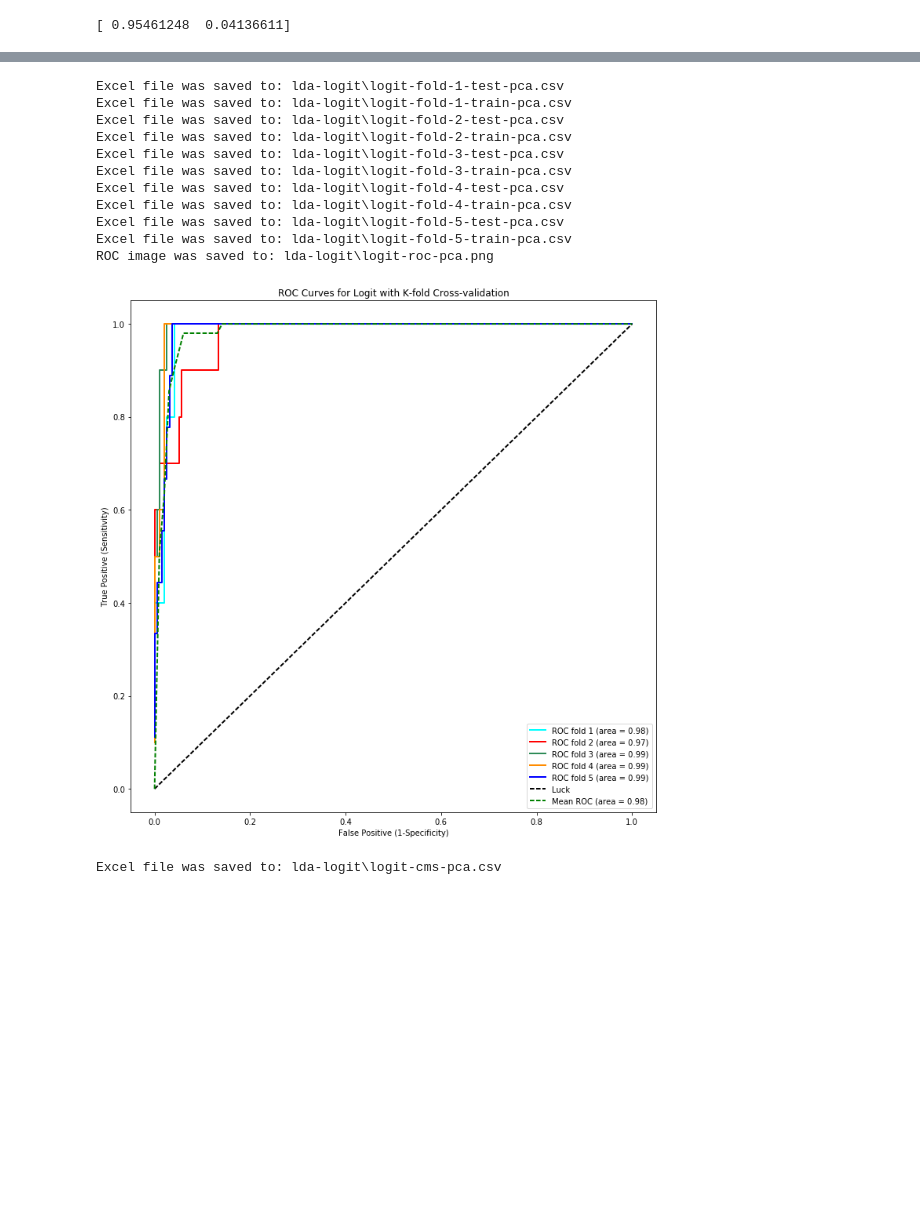
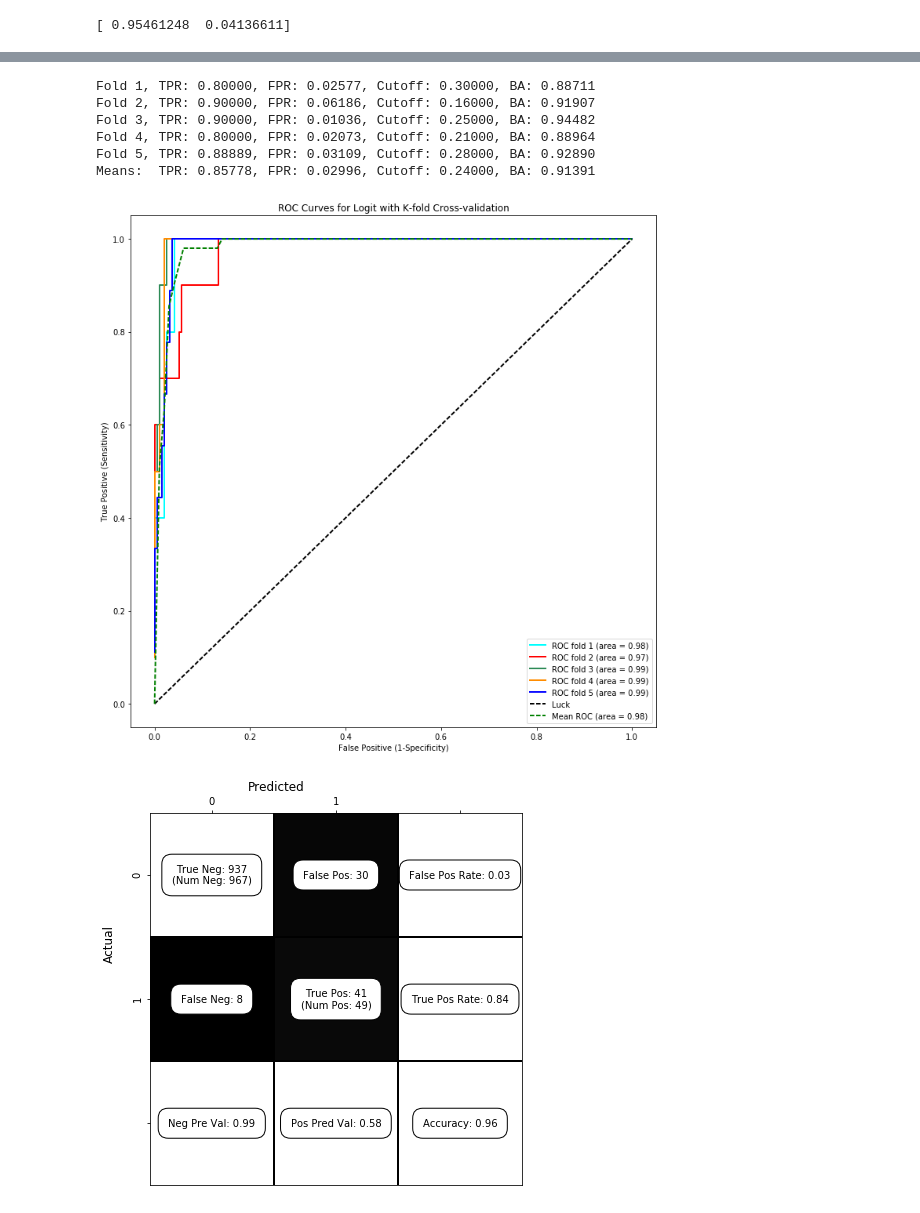
Before and after one commit to jbonfardeci/tamu-analytics, a Jupyter notebook: kfold-cv-lda-logreg-roc-py35.ipynb, the cells around one changed output, grey strips where cells are left out. Cells and saved outputs as stored; diff of their text form; code cells hidden in the pictures; blank space fills up the shorter version.

```diff
--- a/kfold-cv-lda-logreg-roc-py35.ipynb
+++ b/kfold-cv-lda-logreg-roc-py35.ipynb
@@ -594,6 +632,10 @@ roc_kfolds = []
 cm_folds = []
 logit_actual = []
 logit_prob = []
+best_mean_cutoff = 0.0
+best_mean_tpr = 0.0
+best_mean_fpr = 0.0
+best_mean_ba = 0.0
 
 # For each cross-validation batch, fit model 80:20 split, plot ROC, and get cutoff
 # TODO - add feature selection per CV
@@ -632,44 +674,53 @@ for (train, test) in cv.split(X, y):
         output_excel('logit-fold-%d-train' % (i+1),
                      logit.predict_proba(train_X), train_X, train_y, train_predicted, 'TrainSet%d' % (i+1))
     # /if...
 
     # get_cm_row(method, foldnum, cutoff, actual, prob)
     # append confusion matrix rows for output to Excel
     for cutoff in test_cutoffs:
         cm_folds.append( get_cm_row('Logit', i+1, cutoff, test_actual, prob) )
 
 
     logit_actual.extend(test_actual)
     logit_prob.extend(prob)
 
     roc_kfolds.append([tpr, fpr])
 
     #output_cutoffs(i, tpr, fpr, thresholds, prob)
 
+    best_tpr, best_fpr, best_cutoff, best_ba = get_best_cutoff(actual=test_actual, prob=prob)
+    print('Fold %d, TPR: %0.5f, FPR: %0.5f, Cutoff: %0.5f, BA: %0.5f' % (i+1, best_tpr, best_fpr, best_cutoff, best_ba))
+    best_mean_cutoff += best_cutoff
+    best_mean_tpr += best_tpr
+    best_mean_fpr += best_fpr
+    best_mean_ba += best_ba
+
     i += 1
 #/for (train, test)...
+
+best_mean_cutoff /= float(num_cv)
+
+print('Means:  TPR: %0.5f, FPR: %0.5f, Cutoff: %0.5f, BA: %0.5f'%(best_mean_tpr/float(num_cv),
+                                                    best_mean_fpr/float(num_cv),
+                                                    best_mean_cutoff,
+                                                    best_mean_ba/float(num_cv)))
 
 show_roc(roc_kfolds, mean_tpr, mean_fpr, 'ROC Curves for Logit with K-fold Cross-validation', 2, 'logit-roc')
 
 if output_data_to_excel:
     output_cms('logit-cms', cm_folds, 'Logit_Test_Folds') # output to excel
 
 #Determine the best cutoff points and output confusion matrix
-#best_tp = get_confusion_matrix(0.1, logit_actual, logit_prob)
+best_tp = get_confusion_matrix(best_mean_cutoff, logit_actual, logit_prob)
 #best_accuracy =  get_confusion_matrix(0.5, logit_actual, logit_prob)
-#show_confusion_matrix(best_tp, ['0','1'], (6,6), 12, 'logit-best-tp-cm')
+show_confusion_matrix(best_tp, ['0','1'], (6,6), 12, 'logit-best-tp-cm')
 #show_confusion_matrix(best_accuracy, ['0','1'], (6,6), 12, 'logit-best-accuracy-cm')
 # %% [output]
-Excel file was saved to: lda-logit\logit-fold-1-test-pca.csv
-Excel file was saved to: lda-logit\logit-fold-1-train-pca.csv
-Excel file was saved to: lda-logit\logit-fold-2-test-pca.csv
-Excel file was saved to: lda-logit\logit-fold-2-train-pca.csv
-Excel file was saved to: lda-logit\logit-fold-3-test-pca.csv
-Excel file was saved to: lda-logit\logit-fold-3-train-pca.csv
-Excel file was saved to: lda-logit\logit-fold-4-test-pca.csv
-Excel file was saved to: lda-logit\logit-fold-4-train-pca.csv
-Excel file was saved to: lda-logit\logit-fold-5-test-pca.csv
-Excel file was saved to: lda-logit\logit-fold-5-train-pca.csv
-ROC image was saved to: lda-logit\logit-roc-pca.png
+Fold 1, TPR: 0.80000, FPR: 0.02577, Cutoff: 0.30000, BA: 0.88711
+Fold 2, TPR: 0.90000, FPR: 0.06186, Cutoff: 0.16000, BA: 0.91907
+Fold 3, TPR: 0.90000, FPR: 0.01036, Cutoff: 0.25000, BA: 0.94482
+Fold 4, TPR: 0.80000, FPR: 0.02073, Cutoff: 0.21000, BA: 0.88964
+Fold 5, TPR: 0.88889, FPR: 0.03109, Cutoff: 0.28000, BA: 0.92890
+Means:  TPR: 0.85778, FPR: 0.02996, Cutoff: 0.24000, BA: 0.91391
 [figure]
-Excel file was saved to: lda-logit\logit-cms-pca.csv
+[figure, added]
```
Also changed, not shown: parts of 4 cells of this notebook.
